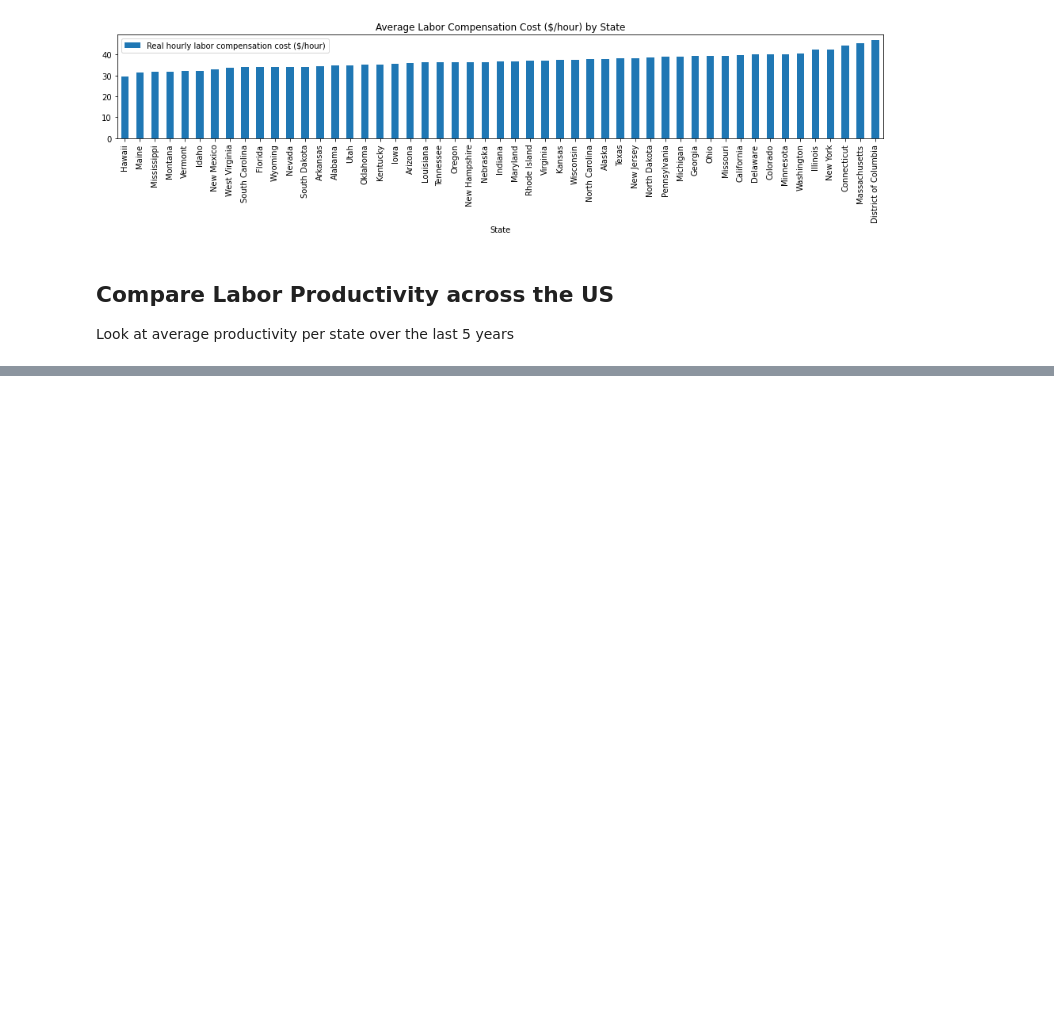
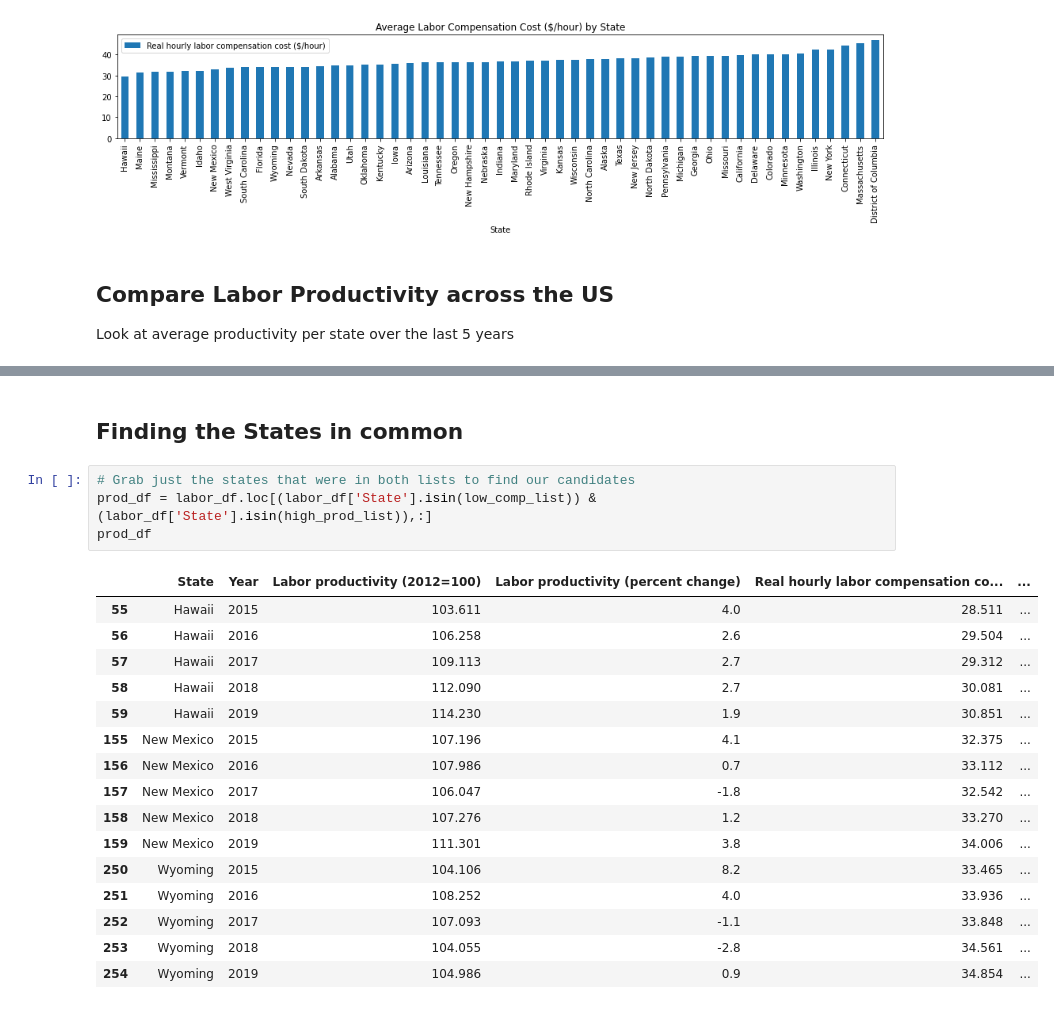
Before and after one commit to Blashford/Next-Factory-ACME, a Jupyter notebook: Final_Analysis_Notebook.ipynb, the cells around one changed output, grey strips where cells are left out. Saved outputs shown, nothing was run; the diff lists cells and outputs as text; blank space fills up the shorter version.

```diff
--- a/starter_notebook.ipynb
+++ b/Final_Analysis_Notebook.ipynb
@@ -106,4 +111,27 @@ New Hampshire: 105.59
 Georgia: 105.33
 North Dakota: 104.93
 [figure]
+# %% [markdown]
+## Finding the States in common
+# %%
+# Grab just the states that were in both lists to find our candidates
+prod_df = labor_df.loc[(labor_df['State'].isin(low_comp_list)) & (labor_df['State'].isin(high_prod_list)),:]
+prod_df
+# %% [output]
+|  | State | Year | Labor productivity (2012=100) | Labor productivity (percent change) | Real hourly labor compensation co... | ... |
+| 55 | Hawaii | 2015 | 103.611 | 4.0 | 28.511 | ... |
+| 56 | Hawaii | 2016 | 106.258 | 2.6 | 29.504 | ... |
+| 57 | Hawaii | 2017 | 109.113 | 2.7 | 29.312 | ... |
+| 58 | Hawaii | 2018 | 112.090 | 2.7 | 30.081 | ... |
+| 59 | Hawaii | 2019 | 114.230 | 1.9 | 30.851 | ... |
+| 155 | New Mexico | 2015 | 107.196 | 4.1 | 32.375 | ... |
+| 156 | New Mexico | 2016 | 107.986 | 0.7 | 33.112 | ... |
+| 157 | New Mexico | 2017 | 106.047 | -1.8 | 32.542 | ... |
+| 158 | New Mexico | 2018 | 107.276 | 1.2 | 33.270 | ... |
+| 159 | New Mexico | 2019 | 111.301 | 3.8 | 34.006 | ... |
+| 250 | Wyoming | 2015 | 104.106 | 8.2 | 33.465 | ... |
+| 251 | Wyoming | 2016 | 108.252 | 4.0 | 33.936 | ... |
+| 252 | Wyoming | 2017 | 107.093 | -1.1 | 33.848 | ... |
+| 253 | Wyoming | 2018 | 104.055 | -2.8 | 34.561 | ... |
+| 254 | Wyoming | 2019 | 104.986 | 0.9 | 34.854 | ... |
 # %%
```
Also changed, not shown: parts of 12 cells of this notebook, 3 other files.
